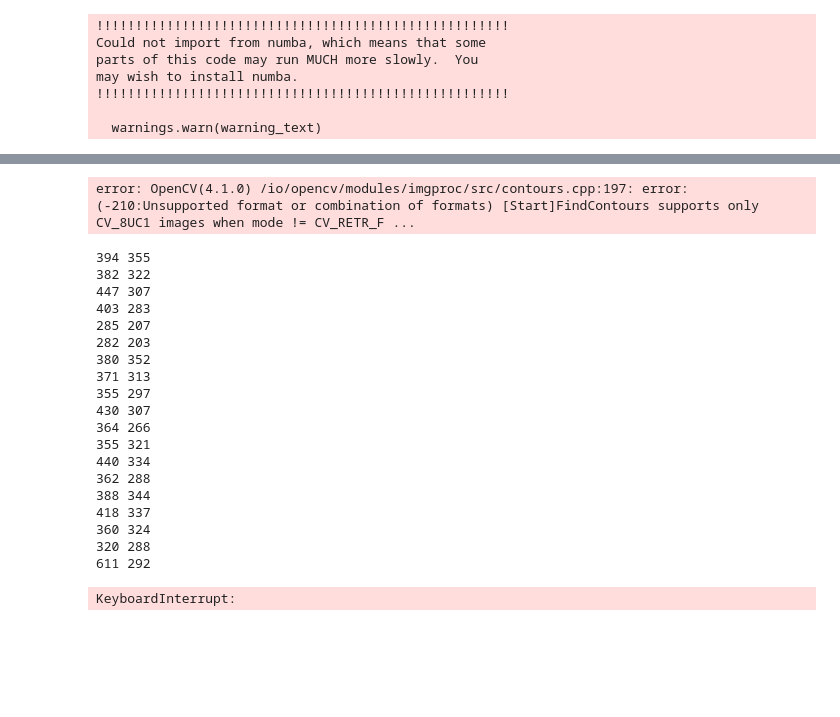
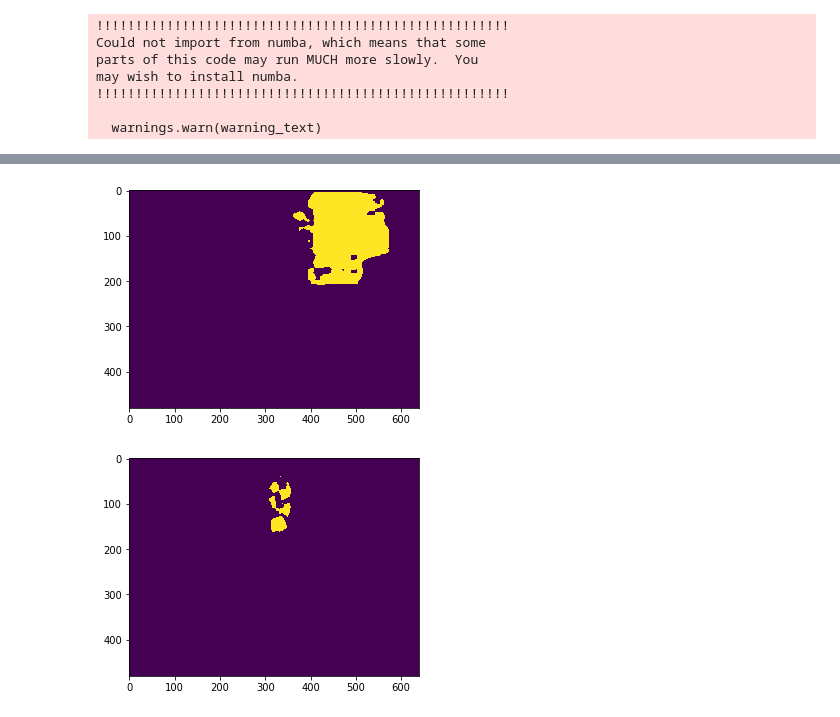
Before and after one commit to marctuscher/robotics-course, a Jupyter notebook: practical/clean/cam_test.ipynb, the cells around one changed output, grey strips where cells are left out. Saved outputs shown, nothing was run; the diff lists cells and outputs as text; code cells hidden in the pictures; blank space fills up the shorter version.

Commit message:
cv click window working

```diff
--- a/practical/clean/cam_test.ipynb
+++ b/practical/clean/cam_test.ipynb
@@ -208,27 +221,27 @@ image = img.copy()
 # %%
+image = img.copy()
 rcolors = np.random.randint(0, len(STANDARD_COLORS), size=len(segmask["masks"]))
 for i, mask in enumerate(segmask["masks"]):
-    cnts = cv2.findContours(mask.astype(np.uint8),4, 8)
-    for cn in cnts[0]:
-        if not cv2.isContourConvex(cn):
-            continue
     plt.figure()
     plt.imshow(mask)
     c = colors.to_rgb(STANDARD_COLORS[rcolors[i]])
-    mask = np.bitwise_and(mask.astype(np.bool), m.astype(np.bool))
+    #mask = np.bitwise_and(mask.astype(np.bool), m.astype(np.bool))
     colored = np.ones((*mask.shape, 3)) * c
     colored[~mask.astype(np.bool)] = 0
     image = cv2.addWeighted(image.astype(np.uint8),1, (colored * 255).astype(np.uint8), 0.9, 0)
 # %% [output]
-error: OpenCV(4.1.0) /io/opencv/modules/imgproc/src/contours.cpp:197: error: (-210:Unsupported format or combination of formats) [Start]FindContours supports only CV_8UC1 images when mode != CV_RETR_F ...
+[figure, added]
+[figure, added]
 # %%
 gx = 0
 gy = 0
+ind = 0
+clicked = False
 def mouse_callback(event, x, y, flags, params):
 
     #right-click event value is 2
     if event == 1:
-        global gx, gy
+        global gx, gy, ind, clicked
 
         #store the coordinates of the right-click event
 
@@ -236,8 +249,11 @@ def mouse_callback(event, x, y, flags, params):
         gy = y
         #this just verifies that the mouse data is being collected
         #you probably want to remove this later
-        print(gx, gy)
-
+        for i, mask in enumerate(segmask["masks"]):
+            if mask[y, x]:
+                ind = i
+                clicked = True
+                break
 
 #set mouse callback function for window
 scale_width = 640 / image.shape[1]
@@ -248,31 +264,10 @@ window_height = int(image.shape[0] * scale)
 cv2.namedWindow('image', cv2.WINDOW_NORMAL)
 cv2.resizeWindow('image', window_width, window_height)
 cv2.setMouseCallback('image', mouse_callback)
-while(1):
+while not clicked:
     cv2.imshow('image',image)
     k = cv2.waitKey(20) & 0xFF
     if k == 27:
         break
     elif k == ord('a'):
         print (gx,gy)
-# %% [output]
-394 355
-382 322
-447 307
-403 283
-285 207
-282 203
-380 352
-371 313
-355 297
-430 307
-364 266
-355 321
-440 334
-362 288
-388 344
-418 337
-360 324
-320 288
-611 292
-KeyboardInterrupt:
```
Also changed, not shown: parts of 12 cells of this notebook.
